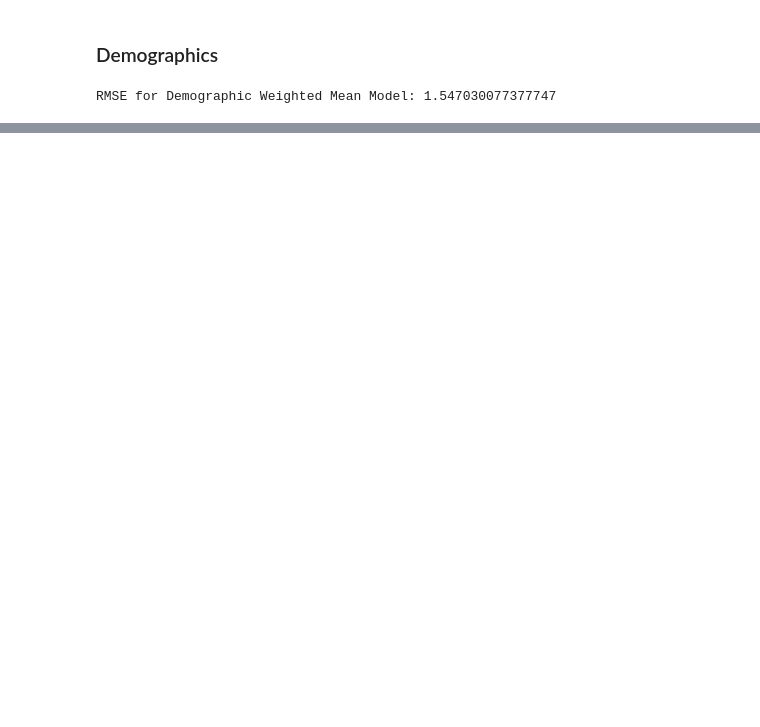
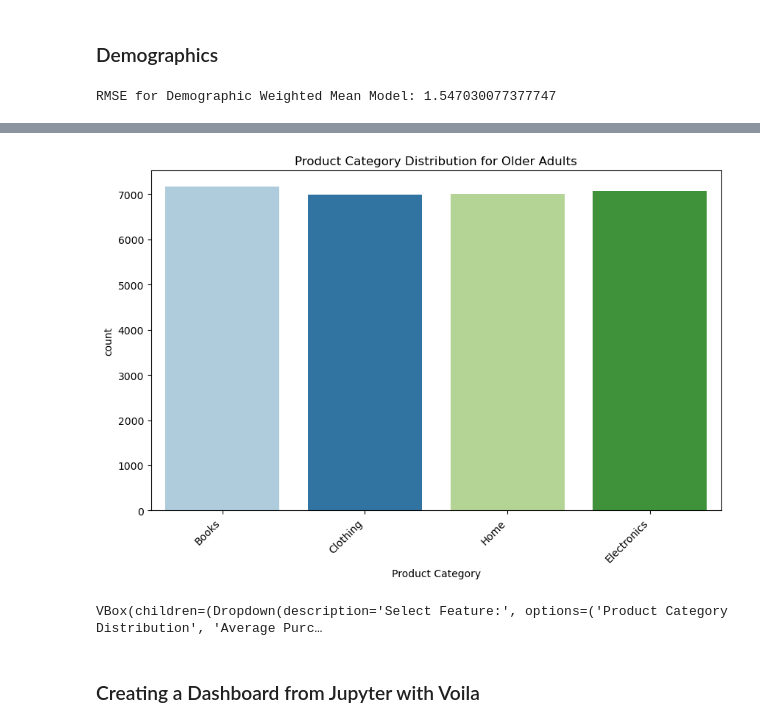
Before and after one commit to heitorgaf/Heitor_DVis_ML_HDip_CA2, a Jupyter notebook: Heitor_DVis_ML_HDip_CA2.ipynb, the cells around one changed output, grey strips where cells are left out. Cells and saved outputs as stored; diff of their text form; code cells hidden in the pictures; blank space fills up the shorter version.

```diff
--- a/Heitor_DVis_ML_HDip_CA2.ipynb
+++ b/Heitor_DVis_ML_HDip_CA2.ipynb
@@ -949,0 +950,49 @@ Number of FP-Growth Rules: 46
+# %%
+import ipywidgets as widgets
+from IPython.display import display, clear_output
+import matplotlib.pyplot as plt
+import seaborn as sns
+
+# Filter data for older adults (65+)
+df_older_adults = df_with_ratings[df_with_ratings['Age'] >= 65]
+
+# Function to update the dashboard based on user input
+def update_dashboard(selected_feature):
+    clear_output(wait=True)  # Clear previous output
+
+    if selected_feature == 'Product Category Distribution':
+        plt.figure(figsize=(10, 6))
+        sns.countplot(x='Product Category', data=df_older_adults)
+        plt.title('Product Category Distribution for Older Adults')
+        plt.xticks(rotation=45, ha='right')
+        plt.show()
+
+    elif selected_feature == 'Average Purchase Amount by Gender':
+        plt.figure(figsize=(10, 6))
+        sns.barplot(x='Gender', y='Total Purchase Amount', data=df_older_adults, estimator='mean')
+        plt.title('Average Purchase Amount by Gender for Older Adults')
+        plt.show()
+
+# Dropdown widget for selecting features
+feature_selector = widgets.Dropdown(
+    options=['Product Category Distribution', 'Average Purchase Amount by Gender'],
+    value='Product Category Distribution',
+    description='Select Feature:'
+)
+
+# Event handler for dropdown changes
+def on_dropdown_change(change):
+    update_dashboard(change.new)
+
+feature_selector.observe(on_dropdown_change, names='value')
+
+# Initial dashboard
+update_dashboard(feature_selector.value)
+
+# Display widgets
+display(widgets.VBox([feature_selector]))
+# %% [output]
+[figure, added]
+VBox(children=(Dropdown(description='Select Feature:', options=('Product Category Distribution', 'Average Purc…
+# %% [markdown]
+### Creating a Dashboard from Jupyter with Voila
```
Also changed, not shown: parts of 20 cells of this notebook.
